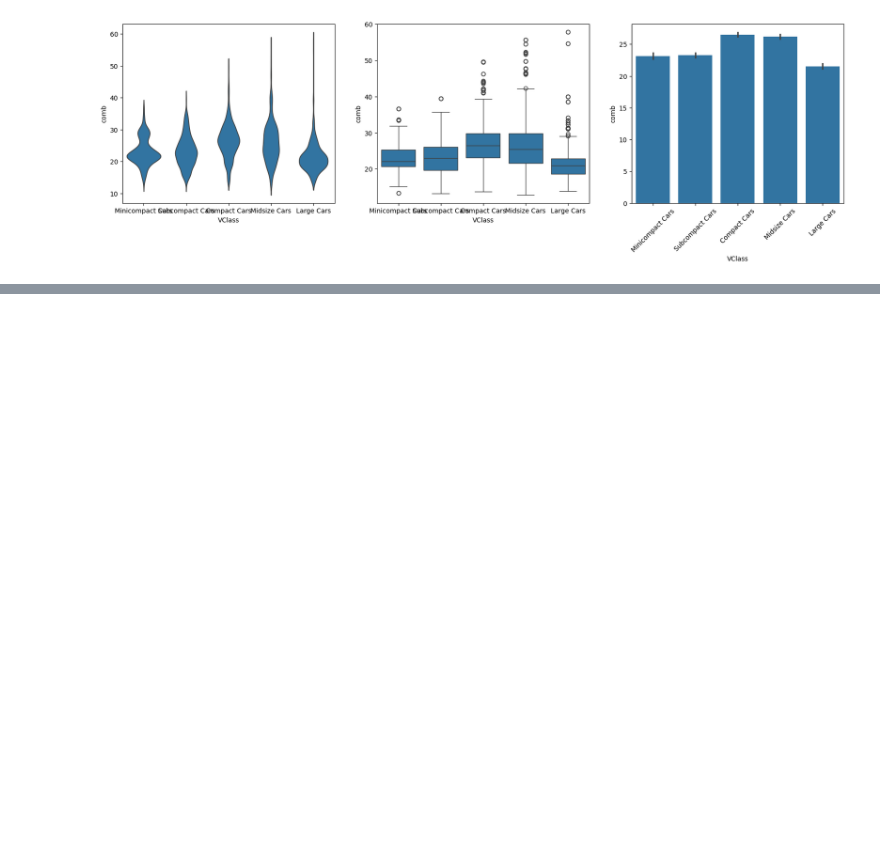
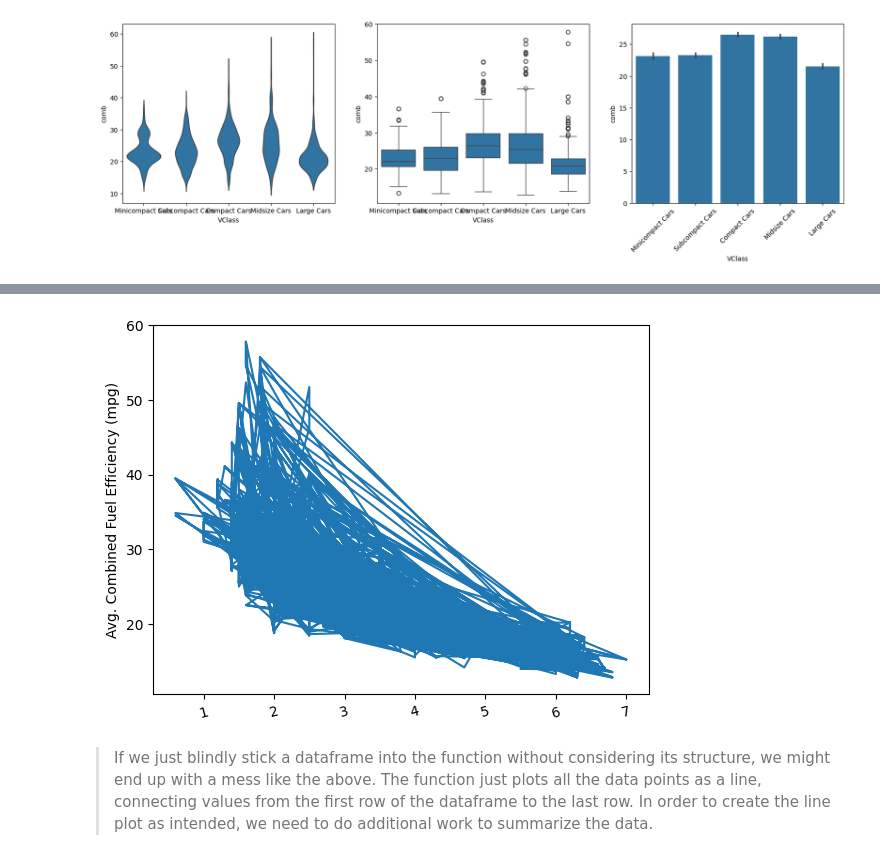
Before and after one commit to sondosaabed/Data-Visualization-with-Matplotlib-and-Seaborn, a Jupyter notebook: L4-Bivariate-Exploration-of-Data/L4-Bivariate-Exploration-of-Data.ipynb, the cells around one changed output, grey strips where cells are left out. Cells and saved outputs as stored; diff of their text form; code cells hidden in the pictures; blank space fills up the shorter version.

Commit message:
Add line plots lesson and code

```diff
--- a/L4-Bivariate-Exploration-of-Data/L4-Bivariate-Exploration-of-Data.ipynb
+++ b/L4-Bivariate-Exploration-of-Data/L4-Bivariate-Exploration-of-Data.ipynb
@@ -429,0 +438,8 @@ plt.xticks(rotation = 45);
+# %%
+plt.errorbar(data=df, x='displ', y='comb')
+plt.xticks(rotation=15);
+plt.ylabel('Avg. Combined Fuel Efficiency (mpg)');
+# %% [output]
+[figure, added]
+# %% [markdown]
+> If we just blindly stick a dataframe into the function without considering its structure, we might end up with a mess like the above. The function just plots all the data points as a line, connecting values from the first row of the dataframe to the last row. In order to create the line plot as intended, we need to do additional work to summarize the data.
```
Also changed, not shown: parts of 8 cells of this notebook.
